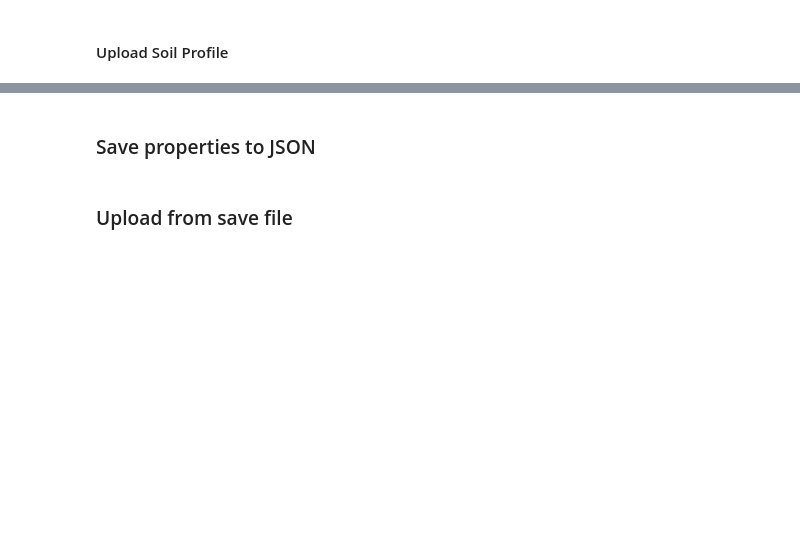
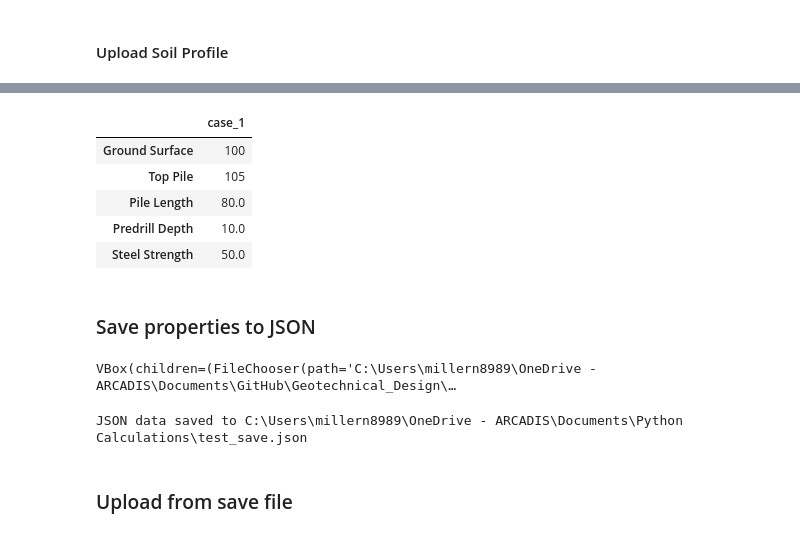
Before and after one commit to geotechnick/Geotechnical_Design, a Jupyter notebook: Pile_Design/H_Piles/H_Pile_Design.ipynb, the cells around one changed output, grey strips where cells are left out. Saved outputs shown, nothing was run; the diff lists cells and outputs as text; code cells hidden in the pictures; blank space fills up the shorter version.

```diff
--- a/Pile_Design/H_Piles/H_Pile_Design.ipynb
+++ b/Pile_Design/H_Piles/H_Pile_Design.ipynb
@@ -64,3 +160,13 @@ layer_params
+# %%
+Pile_Axial_Info = Pile_Axial_Info.rename(columns={0: 'case_1'})
+Pile_Axial_Info
+# %% [output]
+|  | case_1 |
+| Ground Surface | 100 |
+| Top Pile | 105 |
+| Pile Length | 80.0 |
+| Predrill Depth | 10.0 |
+| Steel Strength | 50.0 |
 # %% [markdown]
 ### Save properties to JSON
 # %%
@@ -88,14 +194,11 @@ def save_json_widget(json_data):
 
 # Create JSON File ###############################
 # Convert DataFrames to dictionaries
-dict1 = design_pile.to_dict(orient='records')
-dict2 = layer_params.to_dict(orient='records')
+dict1 = Pile_Info.to_dict(orient='records')
+dict2 = Layer_Properties.to_dict(orient='records')
 
 # Create a dictionary with dictionaries
-pile_dict = {'Pile_Info': dict1, 'Soil_Properties': dict2}
-
-# Specify the file path where you want to save the JSON file
-file_path = "C:/Users/millern8989/OneDrive - ARCADIS/Documents/Python Calculations/dataframes.json"
+pile_dict = {'Pile_Info': dict1, 'Layer_Properties': dict2}
 
 # Convert the dictionary to JSON format
 json_data = json.dumps(pile_dict, indent=4)
@@ -103,6 +206,9 @@ json_data = json.dumps(pile_dict, indent=4)
 
 # Display the widget
 save_json_widget(json_data)
+# %% [output]
+VBox(children=(FileChooser(path='C:\Users\millern8989\OneDrive - ARCADIS\Documents\GitHub\Geotechnical_Design\…
+JSON data saved to C:\Users\millern8989\OneDrive - ARCADIS\Documents\Python Calculations\test_save.json
 # %% [markdown]
 ### Upload from save file
 # %%
```
Also changed, not shown: parts of 10 cells of this notebook.
